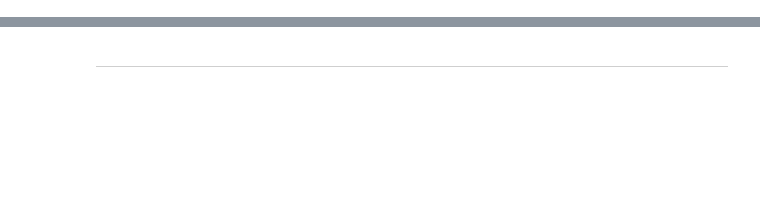
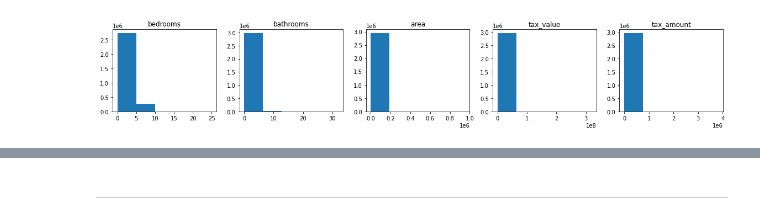
Before and after one commit to JenniferMLewis/regression-exercises, a Jupyter notebook: wrangle.ipynb, the cells around one changed output, grey strips where cells are left out. Drawn from its saved outputs; the diff is of its cells as text; code cells hidden in the pictures; blank space fills up the shorter version.

```diff
--- a/wrangle.ipynb
+++ b/wrangle.ipynb
@@ -137,5 +144,6 @@ dtype: int64
 # df.bathroomcnt = df.bathroomcnt.replace(np.nan, df.bathroomcnt.median())
 # df.bathroomcnt.isnull().sum()
 # %%
-df = df.rename(columns = {'bedroomcnt':'bedrooms', 'bathroomcnt':'bathrooms', 'calculatedfinishedsquarefeet':'area', 'taxvaluedollarcnt':'tax_value', 'yearbuilt':'year_built'})
+df = df.rename(columns = {'bedroomcnt':'bedrooms', 'bathroomcnt':'bathrooms', 'calculatedfinishedsquarefeet':'area', 'taxvaluedollarcnt':'tax_value', 'yearbuilt':'year_built', 'taxamount':'tax_amount'})
 # yas, renaming columns, I always forget I can customise the Database columns however I want to and make new ones with calculations too.
+df.head()
@@ -142 +157,5 @@ df = df.rename(columns = {'bedroomcnt':'bedrooms', 'bathroomcnt':'bathrooms', 'c
+# %%
+hist_plot(df)
+# %% [output]
+[figure, added]
 # %%
```
Also changed, not shown: parts of 25 cells of this notebook, 2 other files.
